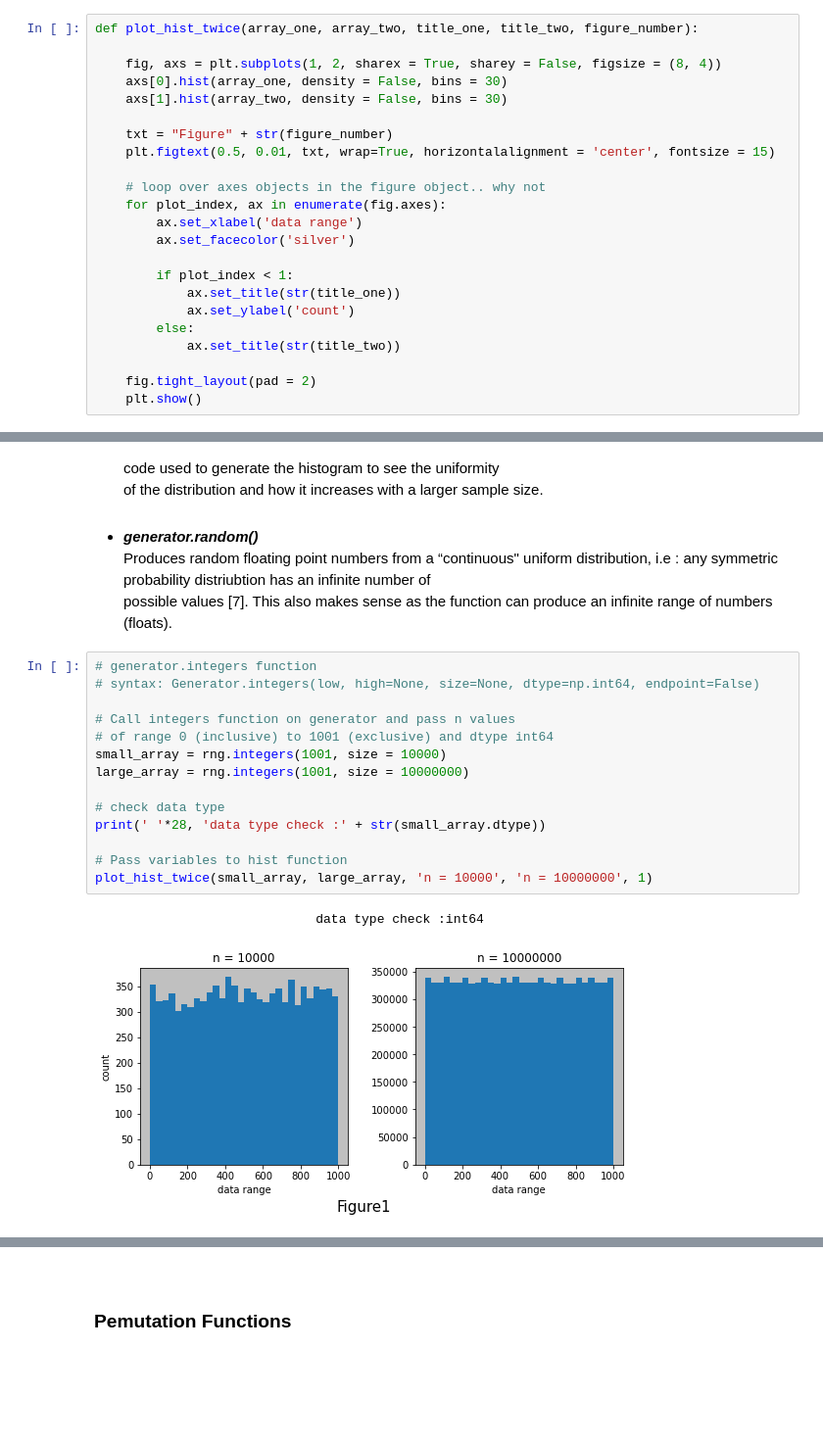
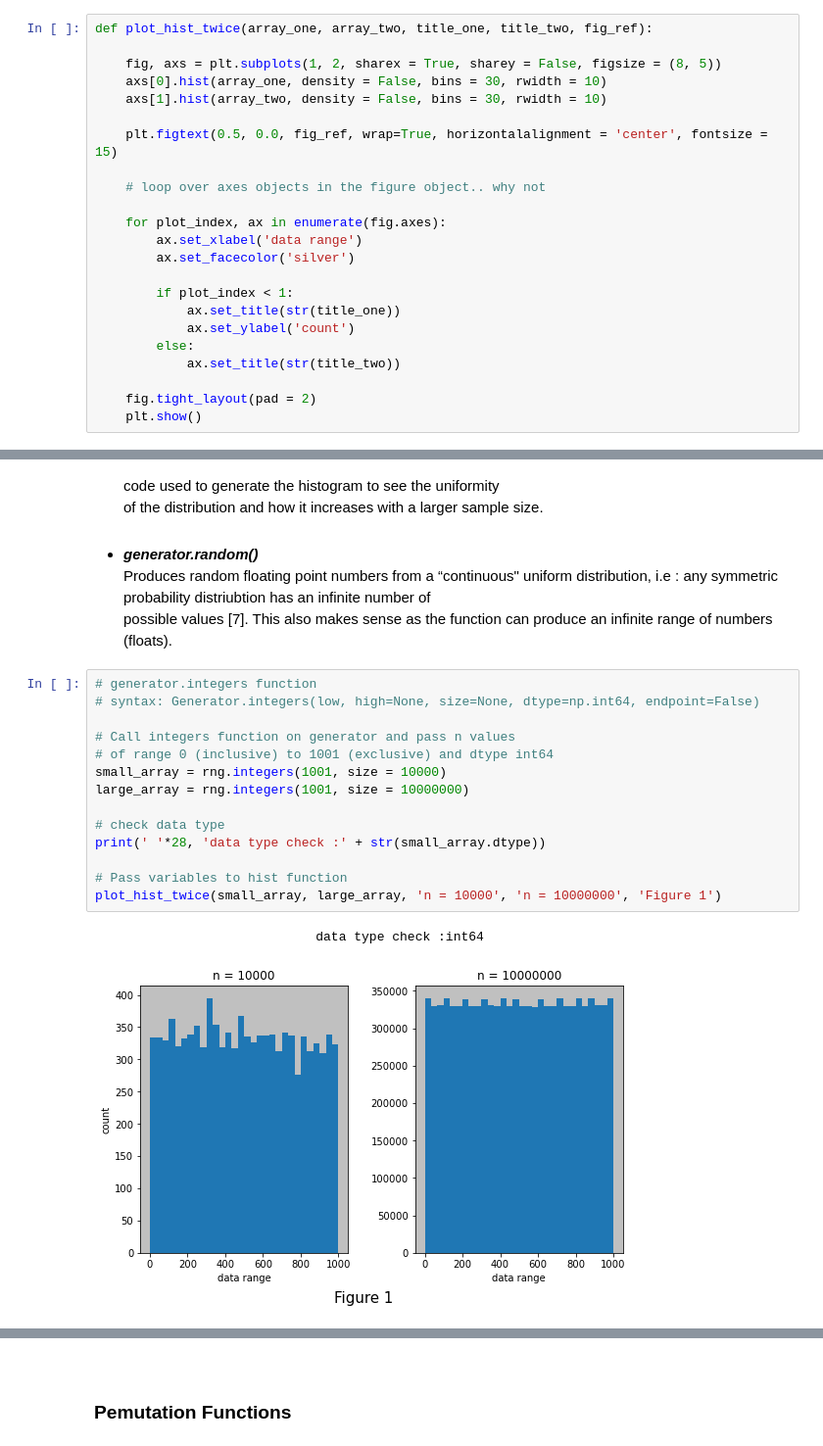
Before and after one commit to CiaranMoran27/playing_with_jupyter, a Jupyter notebook: numpy-random.ipynb, the cells around one changed output, grey strips where cells are left out. Shown at 98% size. Saved outputs shown, nothing was run; the diff lists cells and outputs as text; blank space fills up the shorter version.

```diff
--- a/numpy-random.ipynb
+++ b/numpy-random.ipynb
@@ -83,15 +76,15 @@ def plot_histogram(array, y_label, title, bin_num, bin_spacer):
     plt.show()
 # %%
-def plot_hist_twice(array_one, array_two, title_one, title_two, figure_number):
+def plot_hist_twice(array_one, array_two, title_one, title_two, fig_ref):
 
-    fig, axs = plt.subplots(1, 2, sharex = True, sharey = False, figsize = (8, 4))
-    axs[0].hist(array_one, density = False, bins = 30)
-    axs[1].hist(array_two, density = False, bins = 30)
+    fig, axs = plt.subplots(1, 2, sharex = True, sharey = False, figsize = (8, 5))
+    axs[0].hist(array_one, density = False, bins = 30, rwidth = 10)
+    axs[1].hist(array_two, density = False, bins = 30, rwidth = 10)
 
-    txt = "Figure" + str(figure_number)
-    plt.figtext(0.5, 0.01, txt, wrap=True, horizontalalignment = 'center', fontsize = 15)
+    plt.figtext(0.5, 0.0, fig_ref, wrap=True, horizontalalignment = 'center', fontsize = 15)
 
     # loop over axes objects in the figure object.. why not
+
     for plot_index, ax in enumerate(fig.axes):
         ax.set_xlabel('data range')
         ax.set_facecolor('silver')
@@ -120,20 +113,20 @@ Produces random floating point numbers from a “continuous" uniform distributio
 # %%
 # generator.integers function
 # syntax: Generator.integers(low, high=None, size=None, dtype=np.int64, endpoint=False)
 
 # Call integers function on generator and pass n values
 # of range 0 (inclusive) to 1001 (exclusive) and dtype int64
 small_array = rng.integers(1001, size = 10000)
 large_array = rng.integers(1001, size = 10000000)
 
 # check data type
 print(' '*28, 'data type check :' + str(small_array.dtype))
 
 # Pass variables to hist function
-plot_hist_twice(small_array, large_array, 'n = 10000', 'n = 10000000', 1)
+plot_hist_twice(small_array, large_array, 'n = 10000', 'n = 10000000', 'Figure 1')
 # %% [output]
                              data type check :int64
-[figure, old version]
+[figure, new version]
 # %% [markdown]
 <br>
 
```
Also changed, not shown: parts of 12 cells of this notebook, 1 other file.
